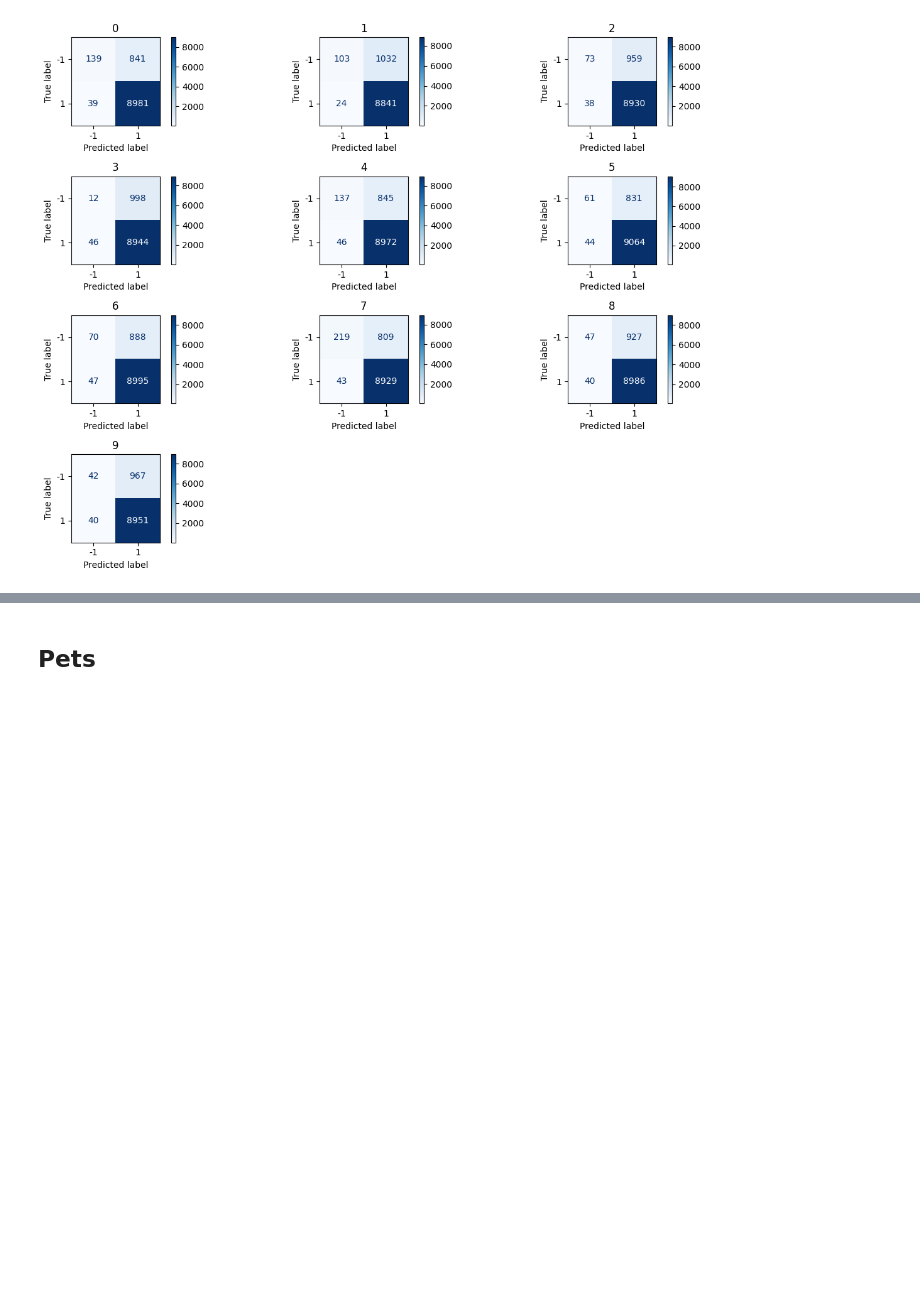
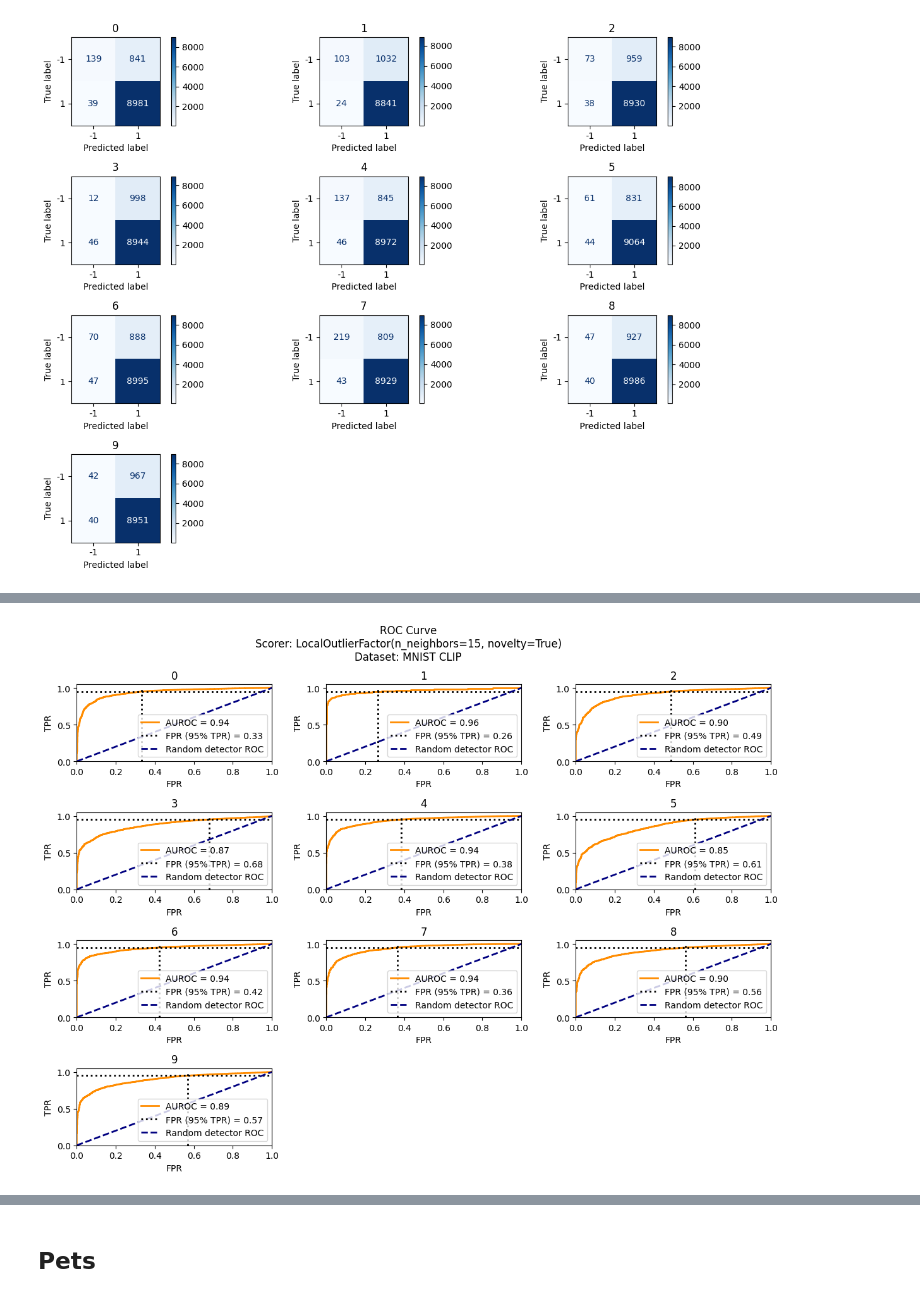
Before and after one commit to richardmillson/robust-classification, a Jupyter notebook: experiments.ipynb, the cells around one changed output, grey strips where cells are left out. Cells and saved outputs as stored; diff of their text form; code cells hidden in the pictures; blank space fills up the shorter version.

```diff
--- a/experiments.ipynb
+++ b/experiments.ipynb
@@ -124,3 +220,7 @@ plots_confusion_matrices(models)
+# %%
+plot_roc(models)
+# %% [output]
+[figure, added]
 # %%
 models
 # %% [output]
```
Also changed, not shown: parts of 14 cells of this notebook, 1 other file.
